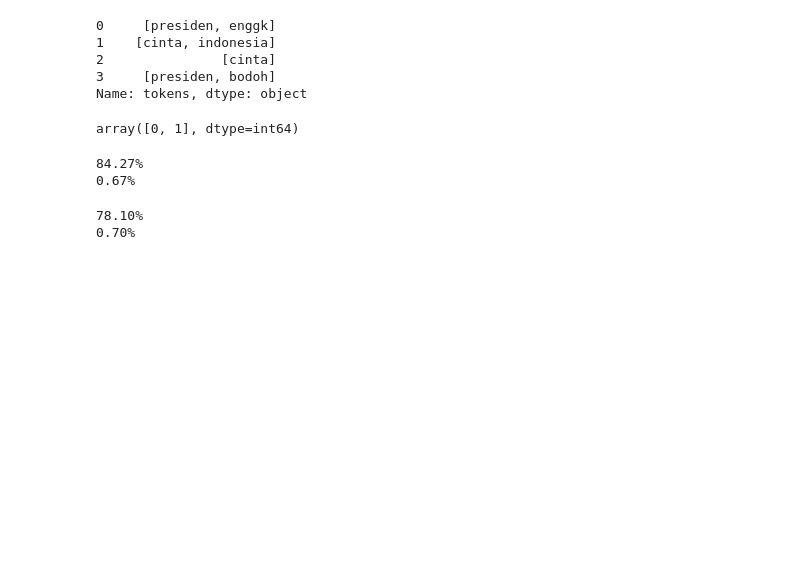
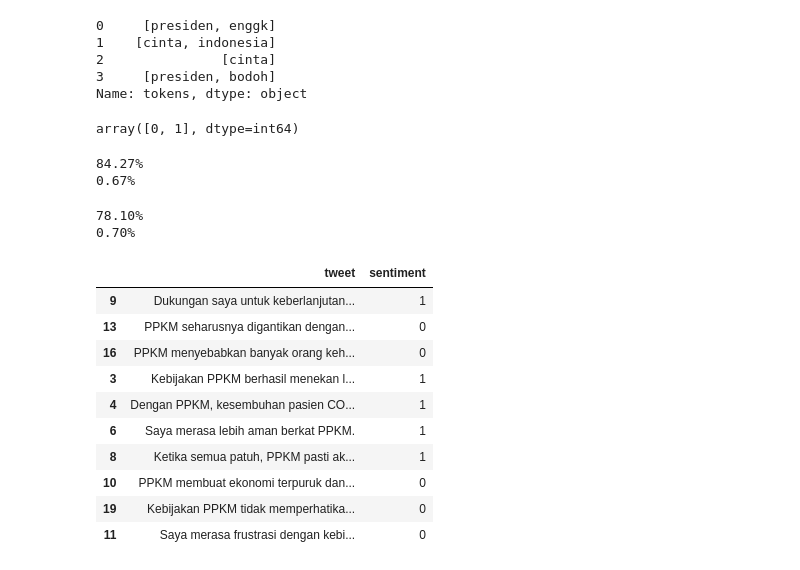
Before and after one commit to anggawidiarta/SentimentAnalysis-XGBoost, a Jupyter notebook: code/testmodel.ipynb, the cells around one changed output. Cells and saved outputs as stored; diff of their text form; code cells hidden in the pictures; blank space fills up the shorter version.

```diff
--- a/code/test.ipynb
+++ b/code/testmodel.ipynb
@@ -113,0 +115,52 @@ new_data.h
+# %%
+import pandas as pd
+
+# Data tweet dengan sentimen positif
+tweet_positif = [
+    "PPKM membantu menurunkan angka penyebaran COVID-19.",
+    "Terima kasih PPKM karena membuat masyarakat lebih disiplin.",
+    "Saya mendukung PPKM demi kesehatan bersama.",
+    "Kebijakan PPKM berhasil menekan lonjakan kasus COVID-19.",
+    "Dengan PPKM, kesembuhan pasien COVID-19 semakin meningkat.",
+    "PPKM membantu mengurangi beban tenaga medis.",
+    "Saya merasa lebih aman berkat PPKM.",
+    "PPKM adalah langkah bijak pemerintah untuk mengatasi pandemi.",
+    "Ketika semua patuh, PPKM pasti akan sukses.",
+    "Dukungan saya untuk keberlanjutan PPKM demi keselamatan kita.",
+]
+
+# Data tweet dengan sentimen negatif
+tweet_negatif = [
+    "PPKM membuat ekonomi terpuruk dan sulit bertahan.",
+    "Saya merasa frustrasi dengan kebijakan PPKM yang tidak jelas.",
+    "Tidak ada perubahan yang signifikan meski PPKM sudah berlangsung lama.",
+    "PPKM seharusnya digantikan dengan pendekatan lain yang lebih efektif.",
+    "Saya kehilangan pekerjaan akibat PPKM ini.",
+    "Kondisi perekonomian semakin memburuk karena PPKM.",
+    "PPKM menyebabkan banyak orang kehilangan mata pencaharian.",
+    "Tidak adil, PPKM memberatkan rakyat kecil.",
+    "Saya merasa terisolasi dan kesepian karena PPKM.",
+    "Kebijakan PPKM tidak memperhatikan dampak sosialnya pada masyarakat.",
+]
+
+# Menggabungkan data positif dan negatif
+tweets = tweet_positif + tweet_negatif
+sentiment = [1] * 10 + [0] * 10
+
+# Membuat DataFrame
+df = pd.DataFrame({"tweet": tweets, "sentiment": sentiment})
+
+# Menampilkan DataFrame
+df.sample(10)
+# %% [output]
+|  | tweet | sentiment |
+| 9 | Dukungan saya untuk keberlanjutan... | 1 |
+| 13 | PPKM seharusnya digantikan dengan... | 0 |
+| 16 | PPKM menyebabkan banyak orang keh... | 0 |
+| 3 | Kebijakan PPKM berhasil menekan l... | 1 |
+| 4 | Dengan PPKM, kesembuhan pasien CO... | 1 |
+| 6 | Saya merasa lebih aman berkat PPKM. | 1 |
+| 8 | Ketika semua patuh, PPKM pasti ak... | 1 |
+| 10 | PPKM membuat ekonomi terpuruk dan... | 0 |
+| 19 | Kebijakan PPKM tidak memperhatika... | 0 |
+| 11 | Saya merasa frustrasi dengan kebi... | 0 |
```
Also changed, not shown: parts of 41 cells of this notebook, 2 other files.
